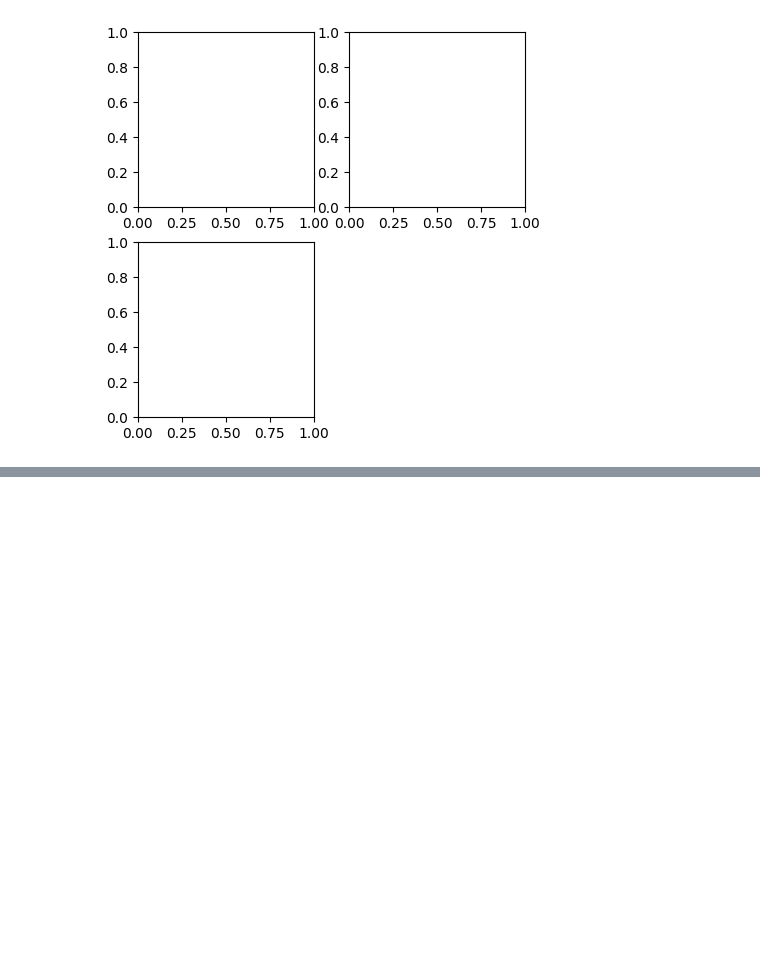
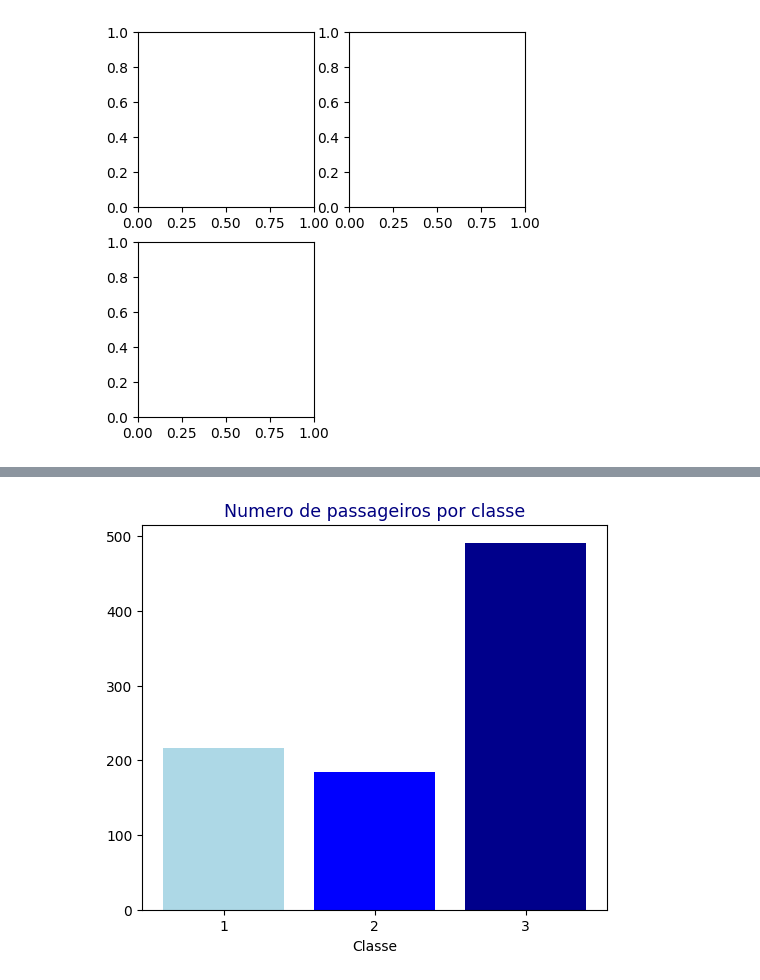
Before and after one commit to luanlimasoueu/analise-de-dados, a Jupyter notebook: plot/matplotlib/1_exemplo_mat.ipynb, the cells around one changed output, grey strips where cells are left out. Cells and saved outputs as stored; diff of their text form; code cells hidden in the pictures; blank space fills up the shorter version.

```diff
--- a/plot/matplotlib/1_exemplo_mat.ipynb
+++ b/plot/matplotlib/1_exemplo_mat.ipynb
@@ -68,0 +69,13 @@ ax.set_ylabel('Valores de $\sqrt{a}$ com ruído');  # Rótulo do eixo Y
+# %%
+fig, ax = plt.subplots(figsize = (6, 5))
+ax.bar(x = dados['Pclass'].unique(),
+       height = dados['Pclass'].value_counts(),
+       color = ["darkblue", "lightblue", "blue"]
+      )
+ax.set_xticks(dados['Pclass'].unique())
+ax.set_title('Numero de passageiros por classe',
+             fontdict = {'fontsize': 12.5,
+                         'color': 'navy'})
+ax.set_xlabel('Classe');
+# %% [output]
+[figure, added]
```
Also changed, not shown: parts of 16 cells of this notebook, 8 other files.
